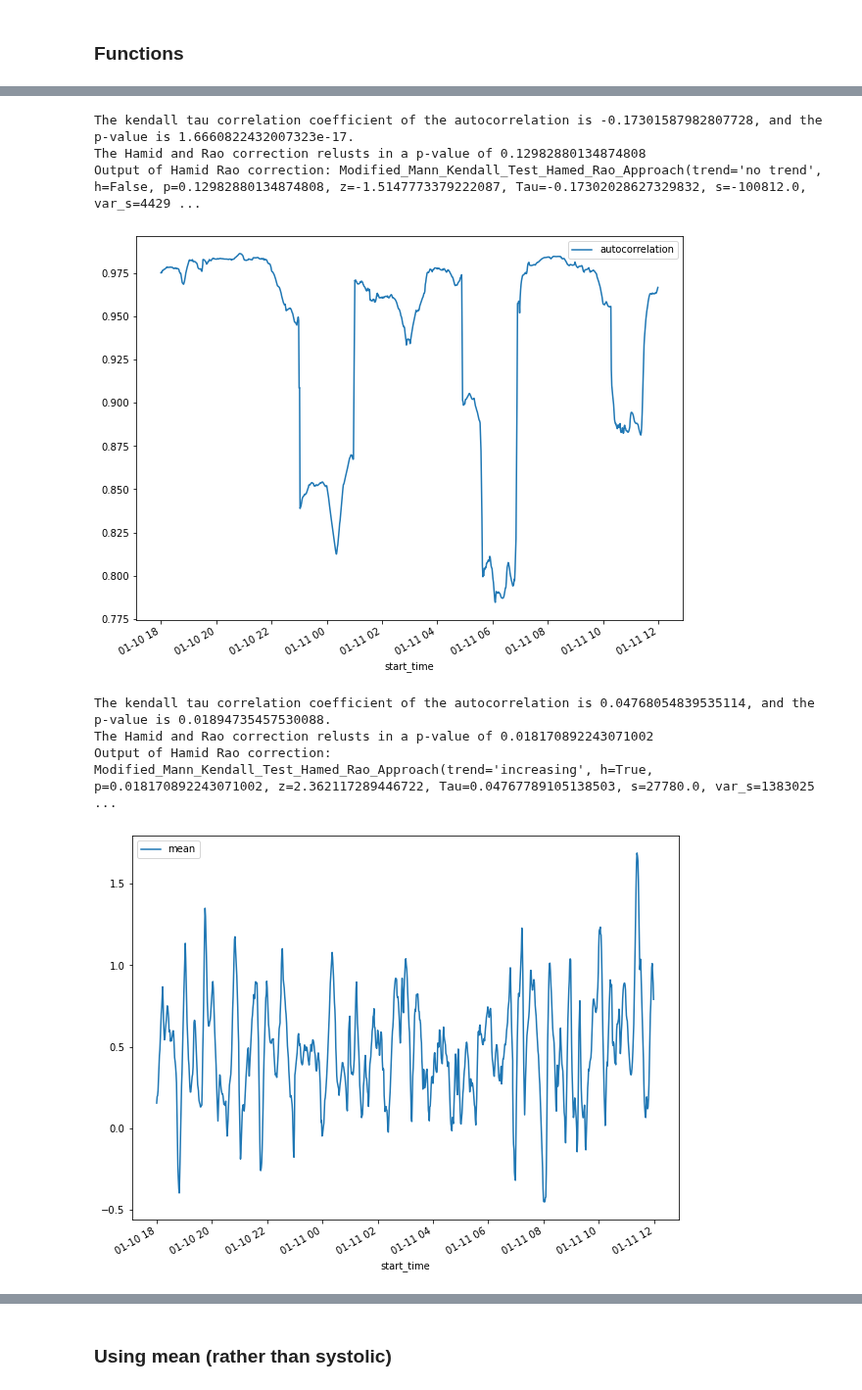
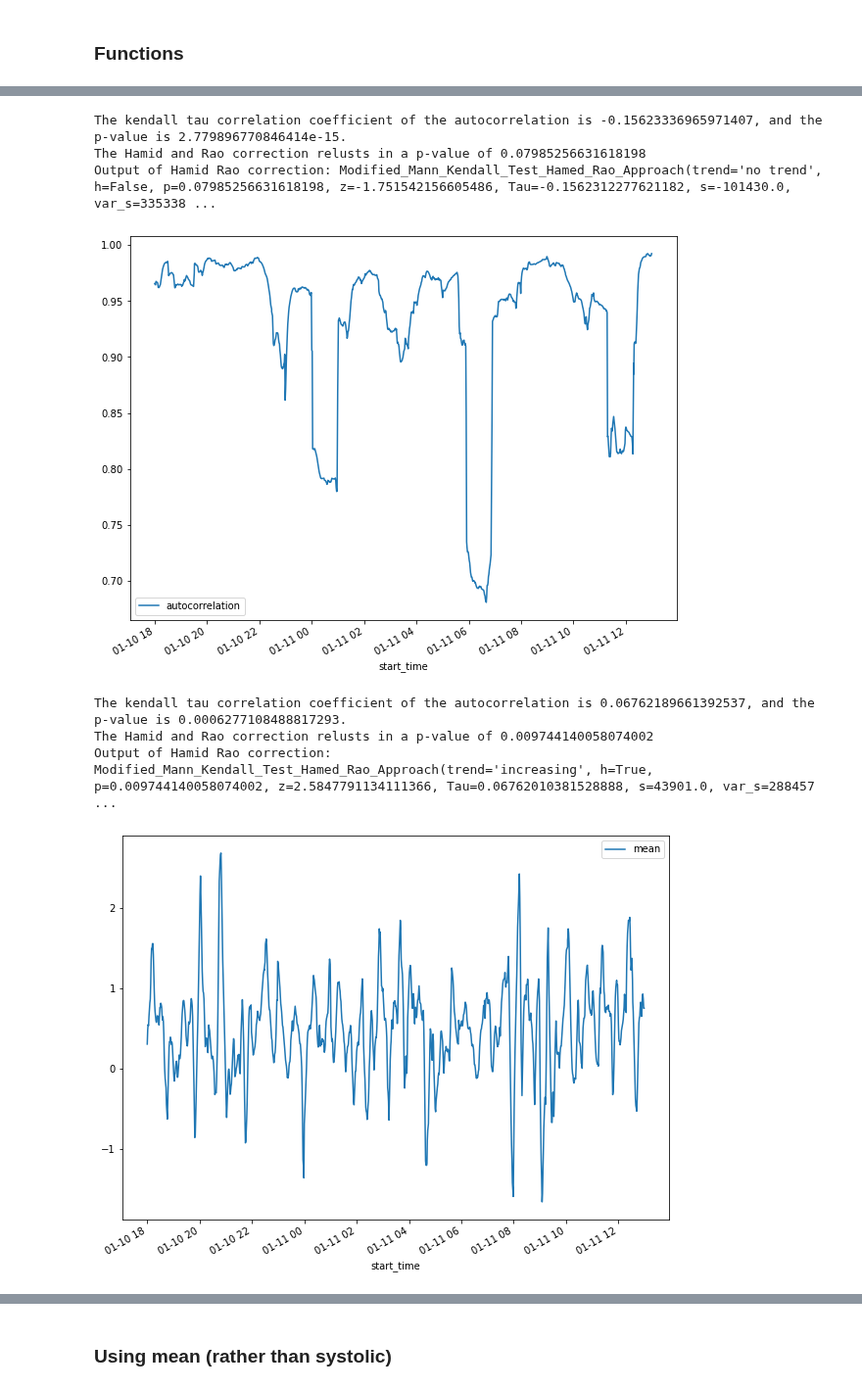
Before and after one commit to l-khali/old_In2Research, a Jupyter notebook: PC-0192_ABF_analysis.ipynb, the cells around one changed output, grey strips where cells are left out. Shown at 98% size. Drawn from its saved outputs; the diff is of its cells as text; code cells hidden in the pictures.

```diff
--- a/PC-0192_ABF_analysis.ipynb
+++ b/PC-0192_ABF_analysis.ipynb
@@ -280,15 +280,15 @@ Output of Hamid Rao correction: Modified_Mann_Kendall_Test_Hamed_Rao_Approach(tr
 # %%
-rolling_autocorrelation(PC_0192_ABF_s_extubated, 120)
+rolling_autocorrelation(PC_0192_ABF_s_extubated, 60)
 # %% [output]
-The kendall tau correlation coefficient of the autocorrelation is -0.17301587982807728, and the p-value is 1.6660822432007323e-17.
-The Hamid and Rao correction relusts in a p-value of 0.12982880134874808
-Output of Hamid Rao correction: Modified_Mann_Kendall_Test_Hamed_Rao_Approach(trend='no trend', h=False, p=0.12982880134874808, z=-1.5147773379222087, Tau=-0.17302028627329832, s=-100812.0, var_s=4429 ...
+The kendall tau correlation coefficient of the autocorrelation is -0.15623336965971407, and the p-value is 2.779896770846414e-15.
+The Hamid and Rao correction relusts in a p-value of 0.07985256631618198
+Output of Hamid Rao correction: Modified_Mann_Kendall_Test_Hamed_Rao_Approach(trend='no trend', h=False, p=0.07985256631618198, z=-1.751542156605486, Tau=-0.1562312277621182, s=-101430.0, var_s=335338 ...
-[figure, old version]
+[figure, new version]
 # %%
-rolling_mean(PC_0192_ABF_s_residuals_no_anomalies, 120)
+rolling_mean(PC_0192_ABF_s_residuals_no_anomalies, 60)
 # %% [output]
-The kendall tau correlation coefficient of the autocorrelation is 0.04768054839535114, and the p-value is 0.01894735457530088.
-The Hamid and Rao correction relusts in a p-value of 0.018170892243071002
-Output of Hamid Rao correction: Modified_Mann_Kendall_Test_Hamed_Rao_Approach(trend='increasing', h=True, p=0.018170892243071002, z=2.362117289446722, Tau=0.04767789105138503, s=27780.0, var_s=1383025 ...
+The kendall tau correlation coefficient of the autocorrelation is 0.06762189661392537, and the p-value is 0.0006277108488817293.
+The Hamid and Rao correction relusts in a p-value of 0.009744140058074002
+Output of Hamid Rao correction: Modified_Mann_Kendall_Test_Hamed_Rao_Approach(trend='increasing', h=True, p=0.009744140058074002, z=2.5847791134111366, Tau=0.06762010381528888, s=43901.0, var_s=288457 ...
-[figure, old version]
+[figure, new version]
 # %%
```
Also changed, not shown: parts of 10 cells of this notebook, 1 other file.
